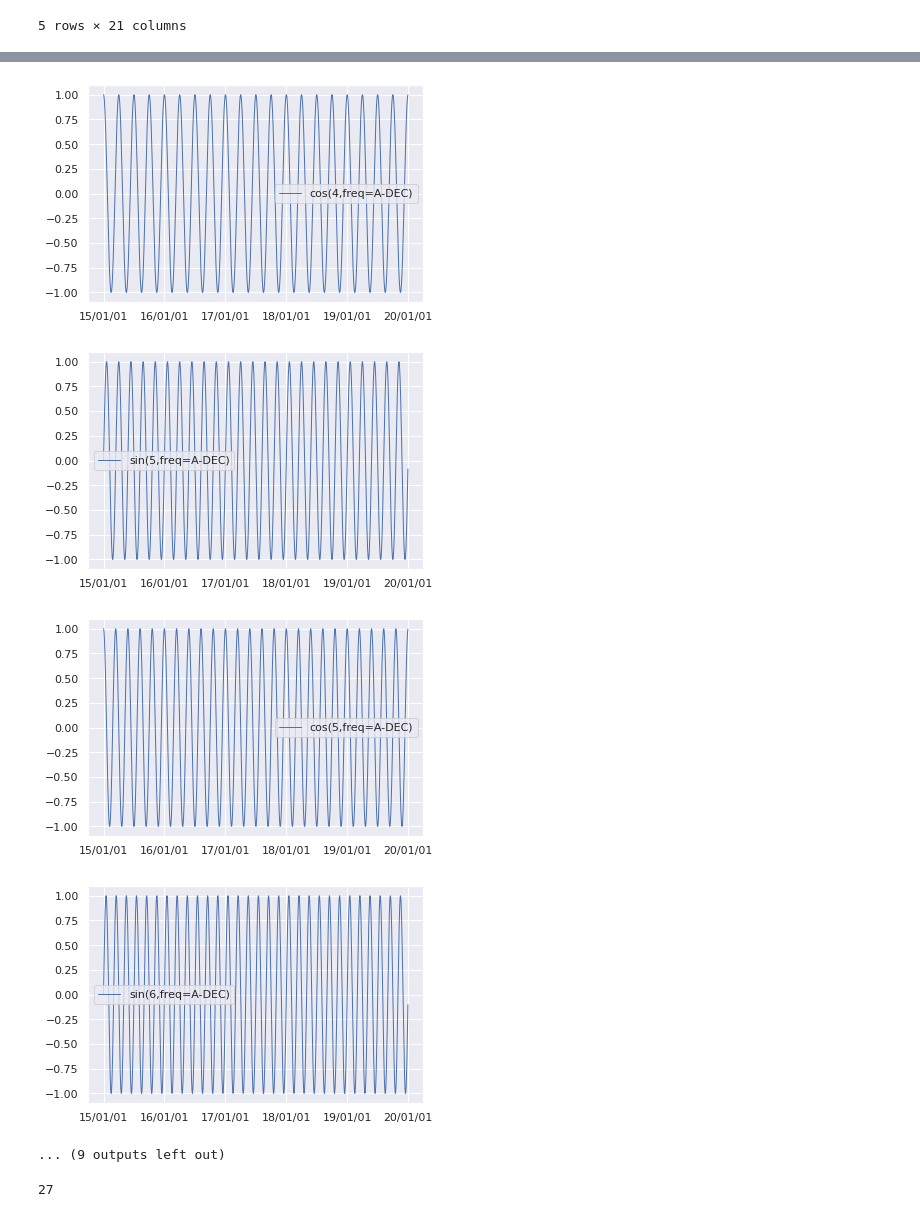
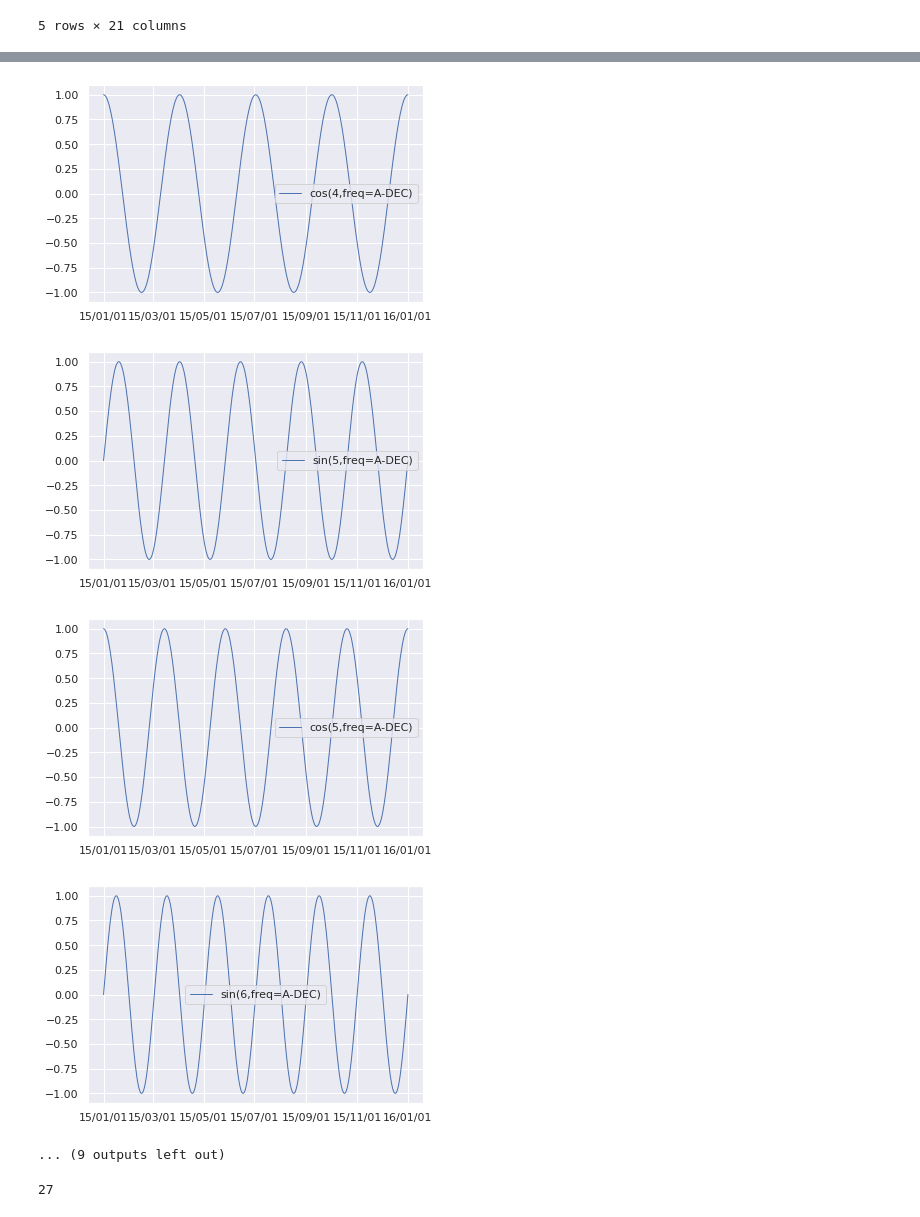
Before and after one commit to kosekitau/TimeSeries, a Jupyter notebook: notebook/WeeklySinCon_and_YearlySInCos.ipynb, the cells around one changed output, grey strips where cells are left out. Saved outputs shown, nothing was run; the diff lists cells and outputs as text; code cells hidden in the pictures.

```diff
--- a/notebook/WeeklySinCon_and_YearlySInCos.ipynb
+++ b/notebook/WeeklySinCon_and_YearlySInCos.ipynb
@@ -50,16 +52,18 @@ plt.close()
 # %%
 # データ作り
 # 時刻tの成分を sin(2π * order_num * t / 7)で表すイメージ
-y = df["demand"]
+y = df["demand"].loc[:"2019-12-31"]
 index = y.index
 
+# 1週間でorder周する波形まで作る
 fourier_week = CalendarFourier(freq="W", order=3)
+# 特徴量作成
 dp_week = DeterministicProcess(
     index=y.index,
     additional_terms=[fourier_week]
 )
 X_week = dp_week.in_sample()
-X_week.head()
+X_week.head(10)
 # %% [output]
 |  | sin(1,freq=W-SUN) | cos(1,freq=W-SUN) | sin(2,freq=W-SUN) | cos(2,freq=W-SUN) | sin(3,freq=W-SUN) | ... |
 | date |  |  |  |  |  | ... |
@@ -73,8 +82,8 @@ X_week.head()
 for col in X_week.columns:
   fig = plt.figure()
   ax =fig.add_subplot(111)
-  curve = X_week.loc["2015-01-01": "2015-01-31"][col].to_numpy()
-  index = y.loc["2015-01-01": "2015-01-31"].index
+  curve = X_week.loc["2015-01-01": "2015-01-08"][col].to_numpy()
+  index = y.loc["2015-01-01": "2015-01-08"].index
   ax.plot(index, curve, linewidth=1.0, label=f"{col}")
   ax.xaxis.set_major_formatter(DateFormatter("%y/%m/%d"))
   plt.legend()
@@ -109,8 +119,8 @@ X_annual.head()
 for col in X_annual.columns:
   fig = plt.figure()
   ax =fig.add_subplot(111)
-  curve = X_annual[col].to_numpy()
-  index = y.index
+  curve = X_annual.loc["2015-01-01": "2016-01-01"][col].to_numpy()
+  index = y.loc["2015-01-01": "2016-01-01"].index
   ax.plot(index, curve, linewidth=1.0, label=f"{col}")
   ax.xaxis.set_major_formatter(DateFormatter("%y/%m/%d"))
   plt.legend()
@@ -128,6 +138,6 @@ plt.close()
-[figure, old version]
+[figure, new version]
-[figure, old version]
+[figure, new version]
-[figure, old version]
+[figure, new version]
-[figure, old version]
+[figure, new version]
 ... (9 outputs left out)
 # %%
```
Also changed, not shown: parts of 15 cells of this notebook.
